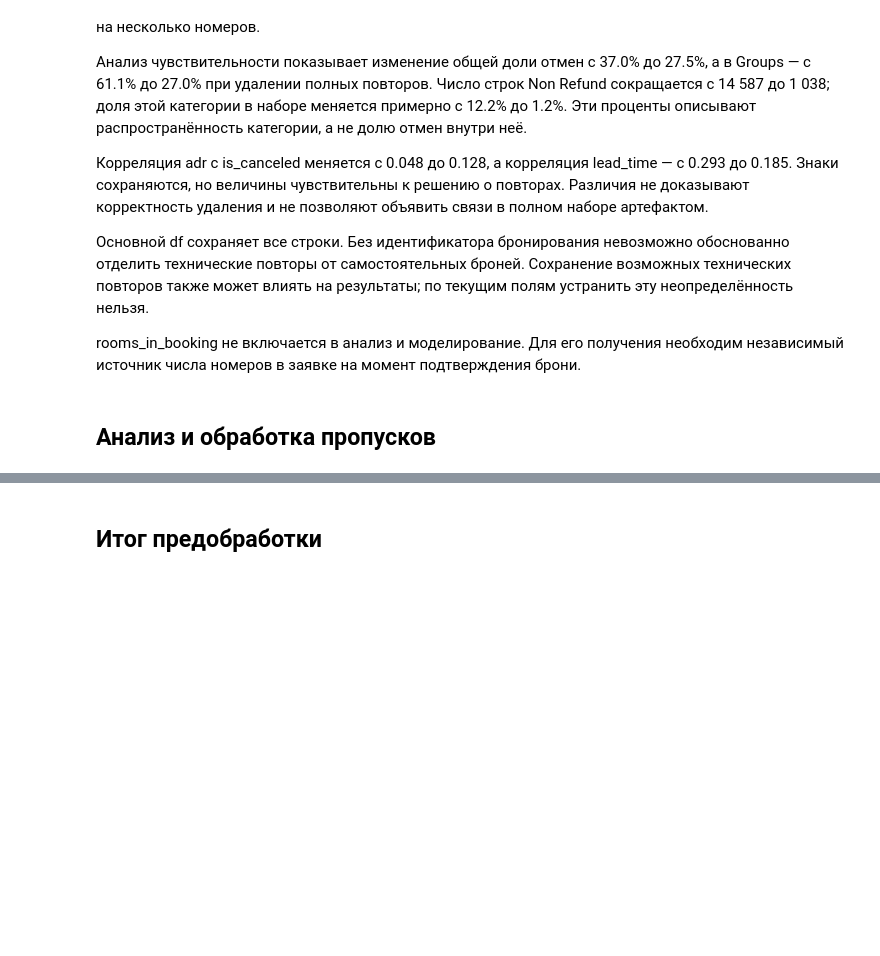
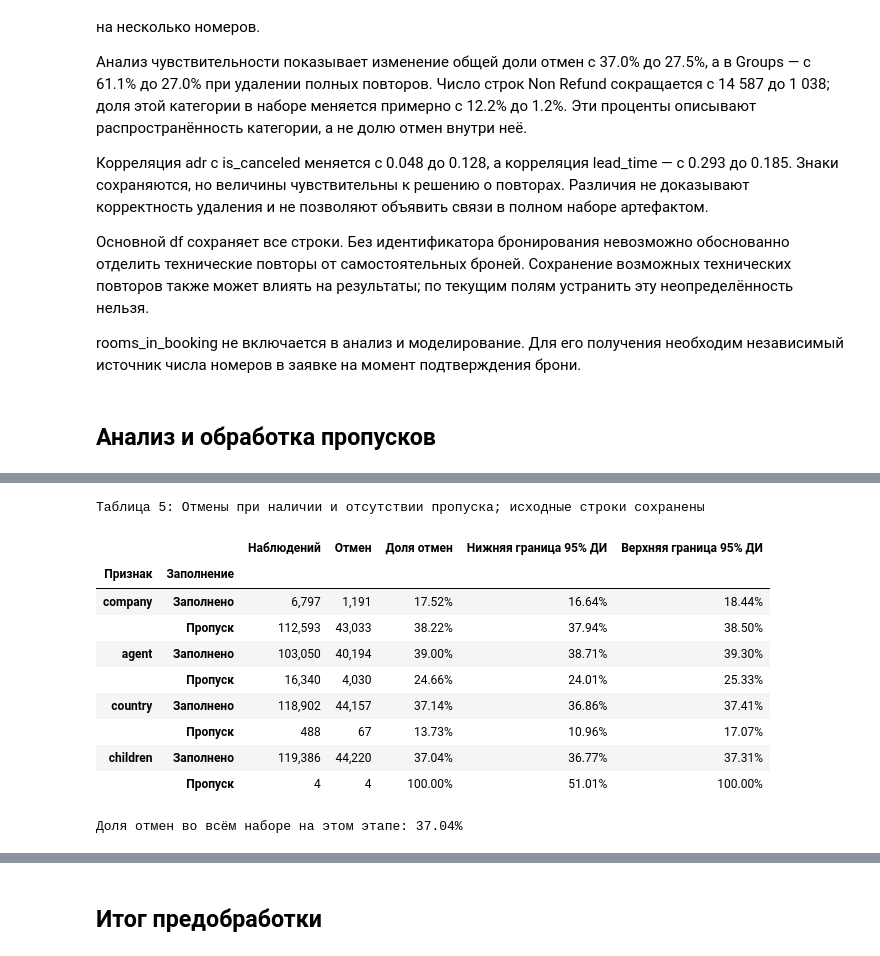
Before and after one commit to DeusMaksler/hse-ai-cancel-alert, a Jupyter notebook: eda/EDA.ipynb, the cells around one changed output, grey strips where cells are left out. Saved outputs shown, nothing was run; the diff lists cells and outputs as text; code cells hidden in the pictures; blank space fills up the shorter version.

Commit message:
Add group sizes and uncertainty intervals to missingness analysis

```diff
--- a/eda/EDA.ipynb
+++ b/eda/EDA.ipynb
@@ -521,0 +542,33 @@ print(f"Доля отмен в среднем по данным: {df['is_cancele
+# %%
+# Compare cancellation rates before imputation.
+def missingness_cancellation_table(data, columns):
+    tables = {}
+    for col in columns:
+        groups = data[col].isna().map({True: "Пропуск", False: "Заполнено"})
+        groups.name = "Заполнение"
+        tables[col] = wilson_group_summary(data["is_canceled"], groups)
+    if not tables:
+        raise ValueError("Пропусков не найдено. Выполните диагностику до заполнения.")
+    return pd.concat(tables, names=["Признак"])
+
+
+na_link = missingness_cancellation_table(df, na_counts.index)
+show_rate_table(
+    na_link,
+    "Таблица 5: Отмены при наличии и отсутствии пропуска; исходные строки сохранены",
+    "Отмен", "Доля отмен",
+)
+print(f"Доля отмен во всём наборе на этом этапе: {df['is_canceled'].mean():.2%}")
+# %% [output]
+Таблица 5: Отмены при наличии и отсутствии пропуска; исходные строки сохранены
+|  |  | Наблюдений | Отмен | Доля отмен | Нижняя граница 95% ДИ | Верхняя граница 95% ДИ |
+| Признак | Заполнение |  |  |  |  |  |
+| company | Заполнено | 6,797 | 1,191 | 17.52% | 16.64% | 18.44% |
+|  | Пропуск | 112,593 | 43,033 | 38.22% | 37.94% | 38.50% |
+| agent | Заполнено | 103,050 | 40,194 | 39.00% | 38.71% | 39.30% |
+|  | Пропуск | 16,340 | 4,030 | 24.66% | 24.01% | 25.33% |
+| country | Заполнено | 118,902 | 44,157 | 37.14% | 36.86% | 37.41% |
+|  | Пропуск | 488 | 67 | 13.73% | 10.96% | 17.07% |
+| children | Заполнено | 119,386 | 44,220 | 37.04% | 36.77% | 37.31% |
+|  | Пропуск | 4 | 4 | 100.00% | 51.01% | 100.00% |
+Доля отмен во всём наборе на этом этапе: 37.04%
```
Also changed, not shown: parts of 13 cells of this notebook.
